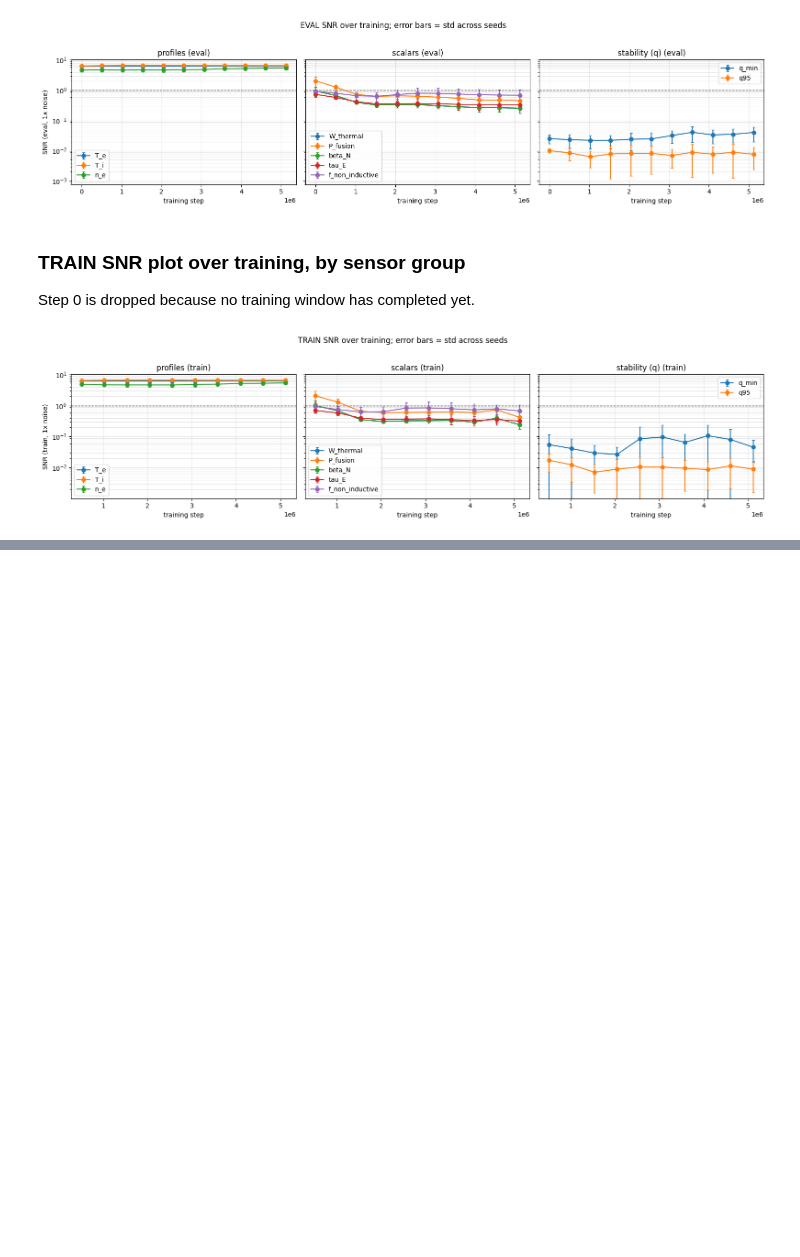
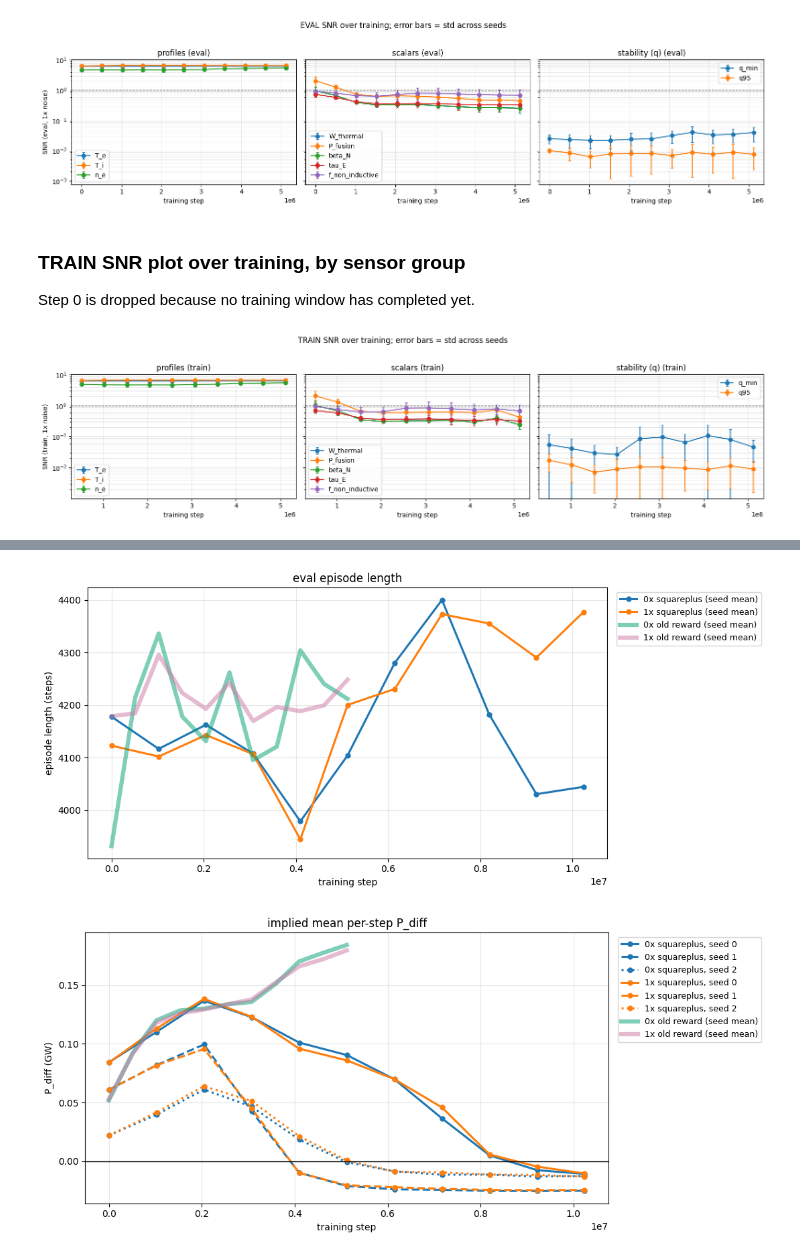
Before and after one commit to davcoope/plasmax, a Jupyter notebook: experiments/studies/dc_noise_multiplier_results.ipynb, the cells around one changed output, grey strips where cells are left out. Saved outputs shown, nothing was run; the diff lists cells and outputs as text; code cells hidden in the pictures; blank space fills up the shorter version.

Commit message:
Add comparison plots between old and new (squareplus) rewards fns to dc_noise_multiplier_results

```diff
--- a/experiments/studies/dc_noise_multiplier_results.ipynb
+++ b/experiments/studies/dc_noise_multiplier_results.ipynb
@@ -181,0 +232,36 @@ plot_snr(snr_train, "obs_train", "train", "snr_over_training_train")
+# %%
+OLD_COLORS = ["#009E73", "#CC79A7"]
+
+def seed_lines(ax, col):
+    for i, nm in enumerate(SQ_RUNS):
+        for s in SEEDS:
+            d = sq[nm].xs(s, level="seed")
+            ax.plot(d.index, d[col], color=f"C{i}", ls=["-", "--", ":"][s], lw=2.2, marker="o", ms=5,
+                    label=f"{nm:g}x squareplus, seed {s}")
+
+def old_lines(ax, series):
+    for i, nm in enumerate(SQ_RUNS):
+        ax.plot(series[nm].index, series[nm], color=OLD_COLORS[i], lw=4.5, alpha=0.5,
+                label=f"{nm:g}x old reward (seed mean)")
+
+def finish(ax, title, ylabel, fname, zero_line=False):
+    if zero_line:
+        ax.axhline(0, color="k", lw=1)
+    ax.set_title(title); ax.set_ylabel(ylabel)
+    ax.set_xlabel("training step"); ax.grid(alpha=0.3); ax.legend(fontsize=9, loc="upper left", bbox_to_anchor=(1.01, 1))
+    ax.figure.tight_layout(); save(ax.figure, fname); plt.show()
+
+fig, ax = plt.subplots(figsize=(11, 5))
+for i, nm in enumerate(SQ_RUNS):
+    m = sq[nm]["length"].groupby(level="_step").mean()
+    ax.plot(m.index, m, color=f"C{i}", lw=2.2, marker="o", ms=5, label=f"{nm:g}x squareplus (seed mean)")
+old_lines(ax, {nm: h[RL[1]] for nm, h in old.items()})
+finish(ax, "eval episode length", "episode length (steps)", "squareplus_episode_length")
+
+fig, ax = plt.subplots(figsize=(11, 5))
+seed_lines(ax, "P_diff_GW")
+old_lines(ax, old_pdiff)
+finish(ax, "implied mean per-step P_diff", "P_diff (GW)", "squareplus_implied_pdiff", zero_line=True)
+# %% [output]
+[figure, added]
+[figure, added]
```
Also changed, not shown: parts of 3 cells of this notebook.
